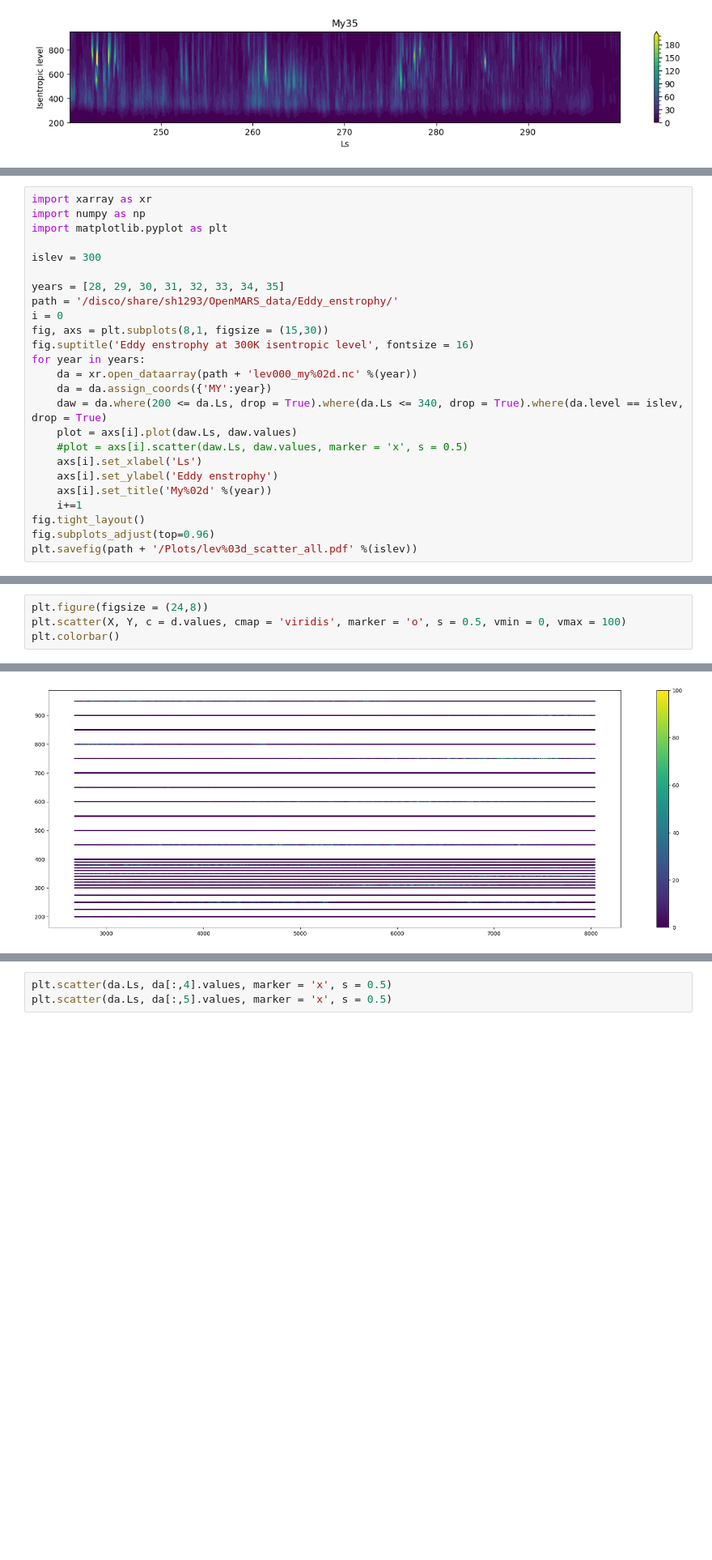
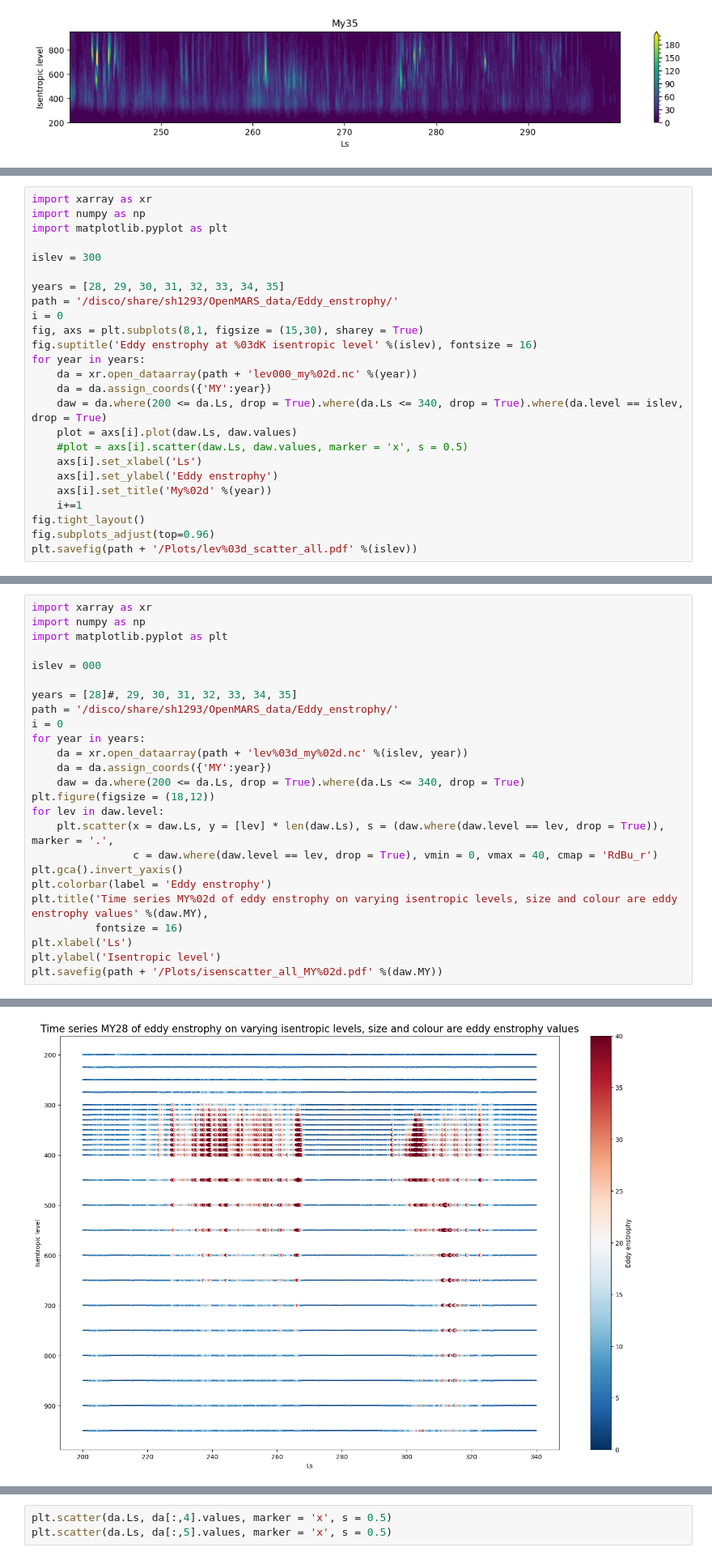
Before and after one commit to 12shughes/Reanalysis, a Jupyter notebook: playing_eddy_enstrophy_plots.ipynb, the cells around one changed output, grey strips where cells are left out. Shown at 81% size. Drawn from its saved outputs; the diff is of its cells as text; blank space fills up the shorter version.

Commit message:
climatology plot

```diff
--- a/playing_eddy_enstrophy_plots.ipynb
+++ b/playing_eddy_enstrophy_plots.ipynb
@@ -77,8 +84,8 @@ islev = 300
 years = [28, 29, 30, 31, 32, 33, 34, 35]
 path = '/disco/share/sh1293/OpenMARS_data/Eddy_enstrophy/'
 i = 0
-fig, axs = plt.subplots(8,1, figsize = (15,30))
-fig.suptitle('Eddy enstrophy at 300K isentropic level', fontsize = 16)
+fig, axs = plt.subplots(8,1, figsize = (15,30), sharey = True)
+fig.suptitle('Eddy enstrophy at %03dK isentropic level' %(islev), fontsize = 16)
 for year in years:
     da = xr.open_dataarray(path + 'lev000_my%02d.nc' %(year))
     da = da.assign_coords({'MY':year})
@@ -97,5 +106,26 @@ plt.savefig(path + '/Plots/lev%03d_scatter_all.pdf' %(islev))
 # %%
-plt.figure(figsize = (24,8))
-plt.scatter(X, Y, c = d.values, cmap = 'viridis', marker = 'o', s = 0.5, vmin = 0, vmax = 100)
-plt.colorbar()
+import xarray as xr
+import numpy as np
+import matplotlib.pyplot as plt
+
+islev = 000
+
+years = [28]#, 29, 30, 31, 32, 33, 34, 35]
+path = '/disco/share/sh1293/OpenMARS_data/Eddy_enstrophy/'
+i = 0
+for year in years:
+    da = xr.open_dataarray(path + 'lev%03d_my%02d.nc' %(islev, year))
+    da = da.assign_coords({'MY':year})
+    daw = da.where(200 <= da.Ls, drop = True).where(da.Ls <= 340, drop = True)
+plt.figure(figsize = (18,12))
+for lev in daw.level:
+    plt.scatter(x = daw.Ls, y = [lev] * len(daw.Ls), s = (daw.where(daw.level == lev, drop = True)), marker = '.',
+                c = daw.where(daw.level == lev, drop = True), vmin = 0, vmax = 40, cmap = 'RdBu_r')
+plt.gca().invert_yaxis()
+plt.colorbar(label = 'Eddy enstrophy')
+plt.title('Time series MY%02d of eddy enstrophy on varying isentropic levels, size and colour are eddy enstrophy values' %(daw.MY),
+          fontsize = 16)
+plt.xlabel('Ls')
+plt.ylabel('Isentropic level')
+plt.savefig(path + '/Plots/isenscatter_all_MY%02d.pdf' %(daw.MY))
 # %% [output]
@@ -103 +132 @@ plt.colorbar()
-[figure, old version]
+[figure, new version]
```
Also changed, not shown: parts of 16 cells of this notebook.
